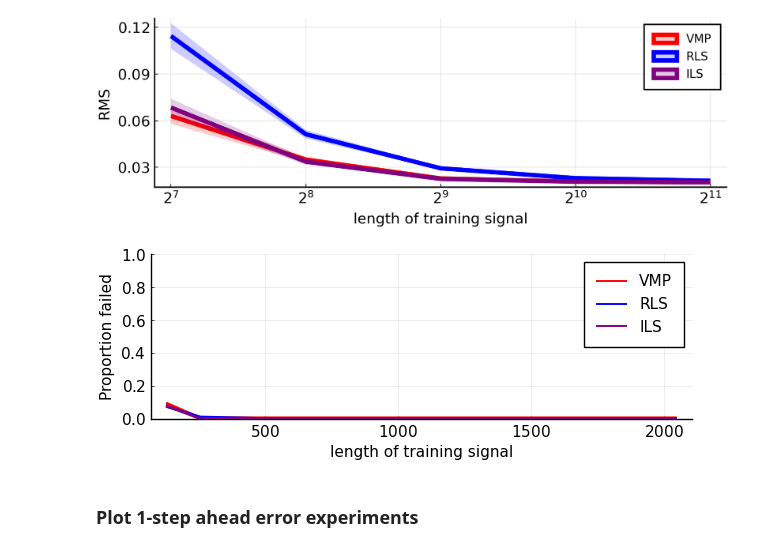
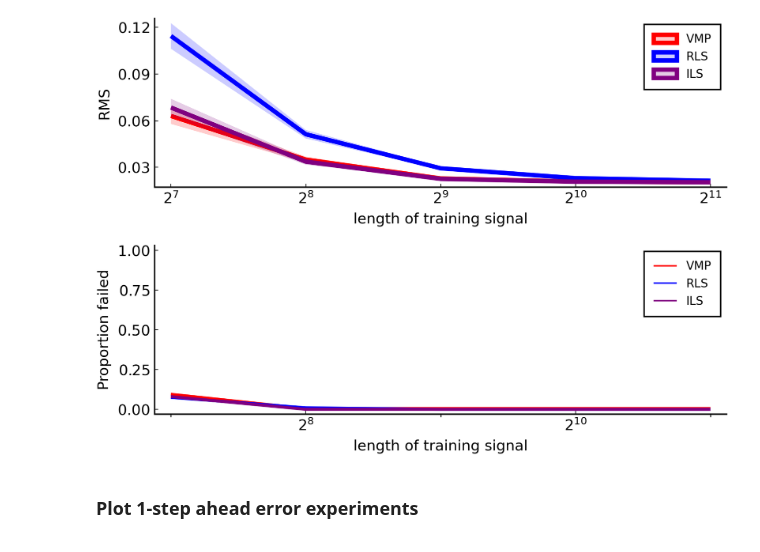
Before and after one commit to biaslab/ACC2022-vmpNARMAX, a Jupyter notebook: experiments/visualize-learning-curves.ipynb, the cells around one changed output. Saved outputs shown, nothing was run; the diff lists cells and outputs as text; code cells hidden in the pictures.

Commit message:
Generated separate results and proportion-failed figures

```diff
--- a/experiments/visualize-learning-curves.ipynb
+++ b/experiments/visualize-learning-curves.ipynb
@@ -141,10 +145,14 @@ savefig(p1, "figures/NARMAX-RMS-sim_deg"*string(deg)*"_order"*string(order)*"_ba
 # %%
 p2 = plot(sample_sizes[which_sizes], instab_sim_FEM', color="red", label="VMP", linewidth=2, ylabel="Proportion failed", xlabel="length of training signal", size=(600,220))
 plot!(sample_sizes[which_sizes], instab_sim_RLS', color="blue", label="RLS", linewidth=2)
-plot!(sample_sizes[which_sizes], instab_sim_ILS', color="purple", label="ILS", linewidth=2)
-ylims!(0., 1.)
+plot!(sample_sizes[which_sizes], instab_sim_ILS', color="purple", label="ILS", linewidth=2, legendfont=8,
+      grid=false,
+      xscale=:log2,
+      dpi=300,
+      size=(600,200),
+      ylims=[0, 1.])
 # %% [output]
-[figure, old version]
+[figure, new version]
 # %%
 savefig(p2, "figures/NARMAX-propfail-sim_deg"*string(deg)*"_order"*string(order)*"_basis"*string(basis)*".png")
 # %% [markdown]
```
Also changed, not shown: parts of 4 cells of this notebook.
